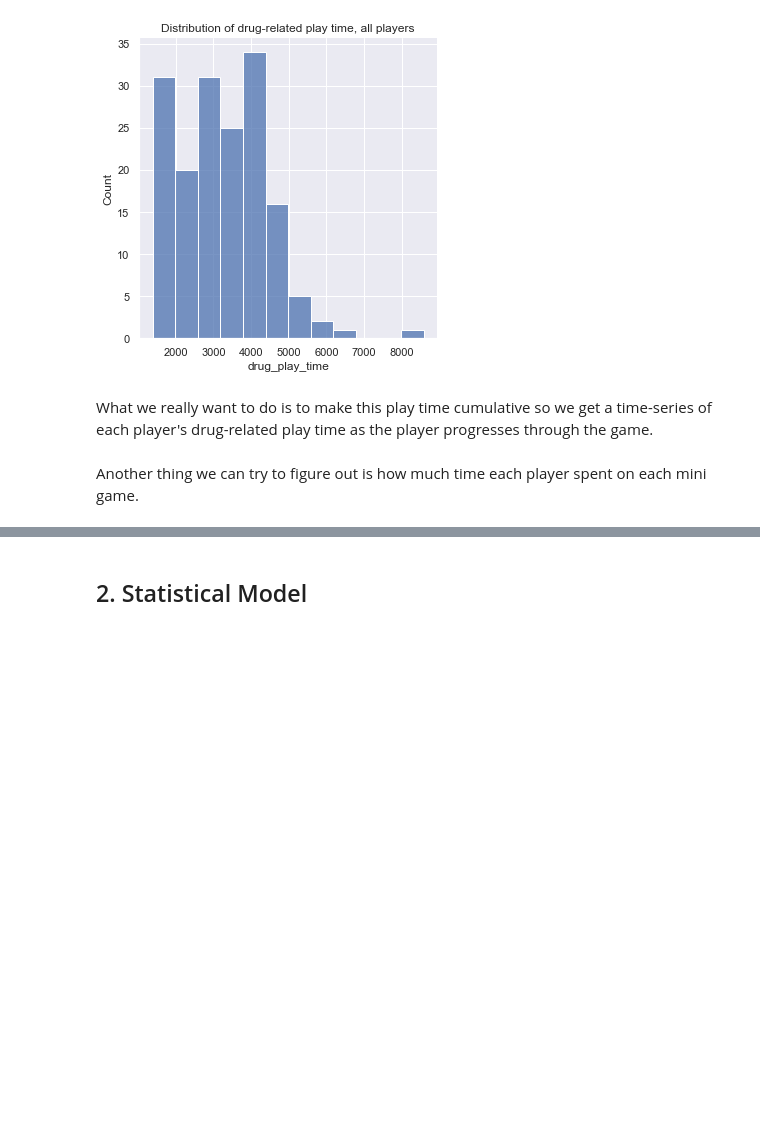
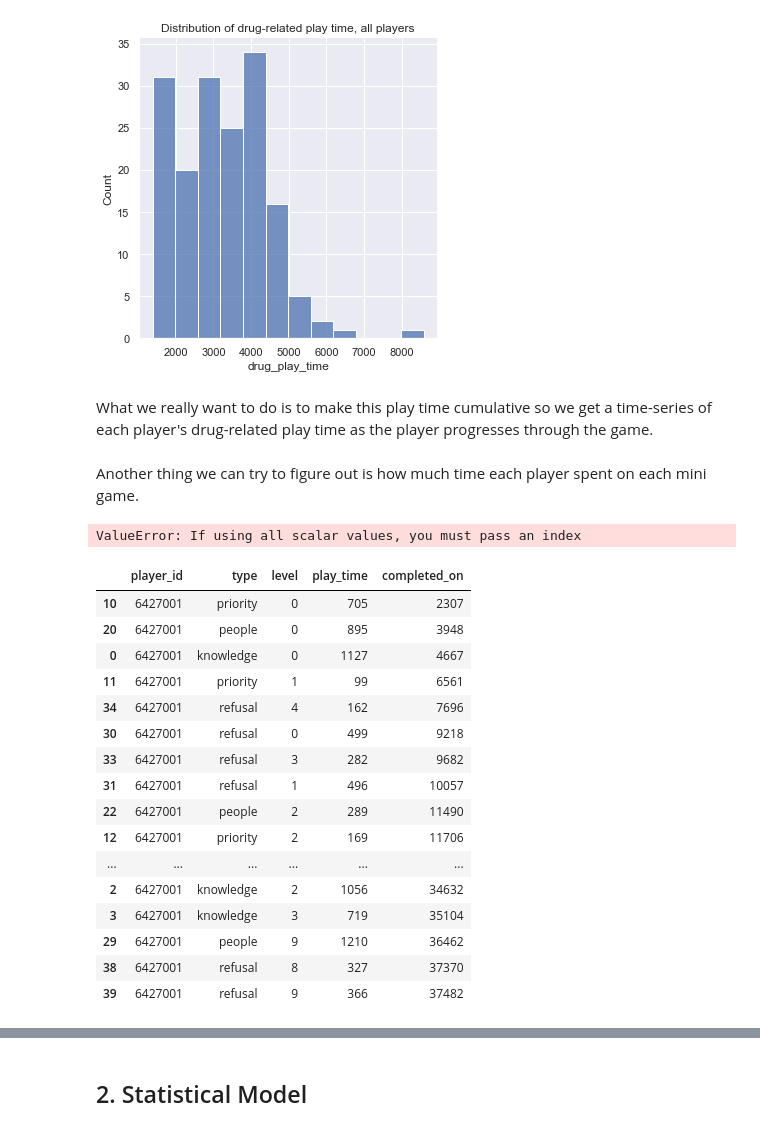
Before and after one commit to percy-xu/DataFest2022, a Jupyter notebook: taconic_parkway.ipynb, the cells around one changed output, grey strips where cells are left out. Drawn from its saved outputs; the diff is of its cells as text; code cells hidden in the pictures; blank space fills up the shorter version.

```diff
--- a/taconic_parkway.ipynb
+++ b/taconic_parkway.ipynb
@@ -348,0 +511,4 @@ df_player_a.sort_values(by=['event_time_dbl'], inplace=True)
+# %%
+a_r, a_s = mini_play_time(player_a)
+# %% [output]
+ValueError: If using all scalar values, you must pass an index
@@ -348,0 +517,20 @@ df_player_a.sort_values(by=['event_time_dbl'], inplace=True)
+# %%
+mini_play_time(player_a)
+# %% [output]
+|  | player_id | type | level | play_time | completed_on |
+| 10 | 6427001 | priority | 0 | 705 | 2307 |
+| 20 | 6427001 | people | 0 | 895 | 3948 |
+| 0 | 6427001 | knowledge | 0 | 1127 | 4667 |
+| 11 | 6427001 | priority | 1 | 99 | 6561 |
+| 34 | 6427001 | refusal | 4 | 162 | 7696 |
+| 30 | 6427001 | refusal | 0 | 499 | 9218 |
+| 33 | 6427001 | refusal | 3 | 282 | 9682 |
+| 31 | 6427001 | refusal | 1 | 496 | 10057 |
+| 22 | 6427001 | people | 2 | 289 | 11490 |
+| 12 | 6427001 | priority | 2 | 169 | 11706 |
+| ... | ... | ... | ... | ... | ... |
+| 2 | 6427001 | knowledge | 2 | 1056 | 34632 |
+| 3 | 6427001 | knowledge | 3 | 719 | 35104 |
+| 29 | 6427001 | people | 9 | 1210 | 36462 |
+| 38 | 6427001 | refusal | 8 | 327 | 37370 |
+| 39 | 6427001 | refusal | 9 | 366 | 37482 |
```
Also changed, not shown: parts of 11 cells of this notebook.
